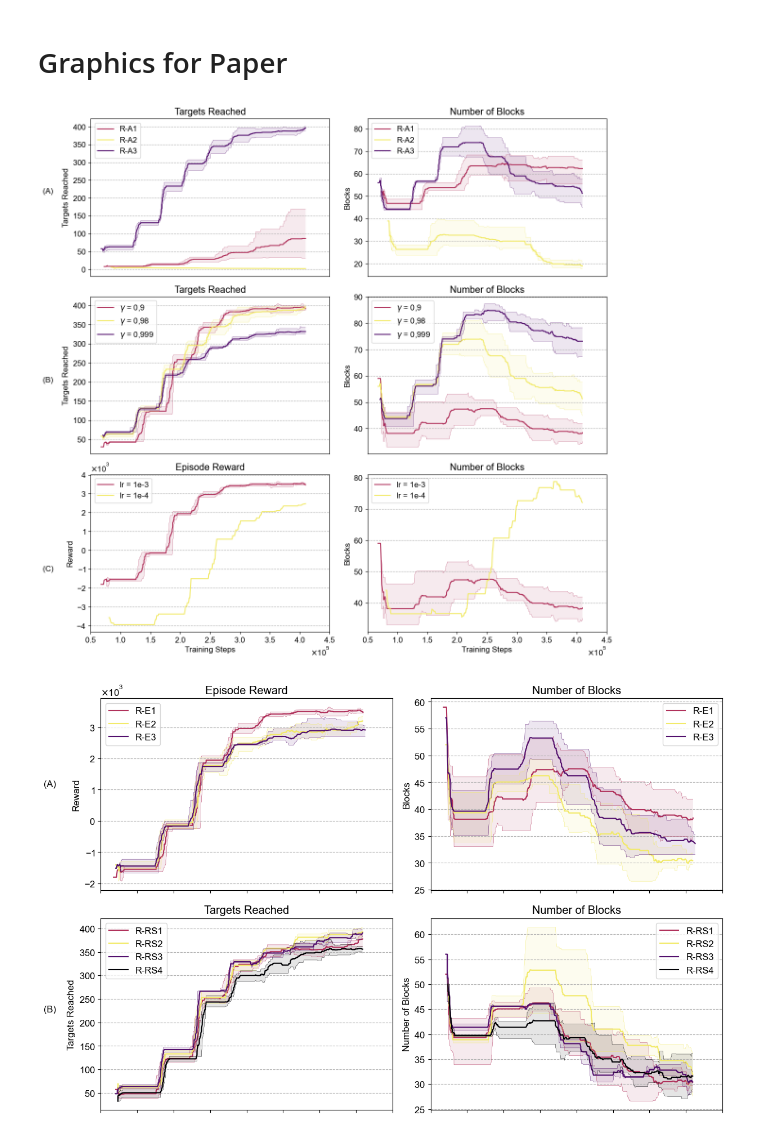
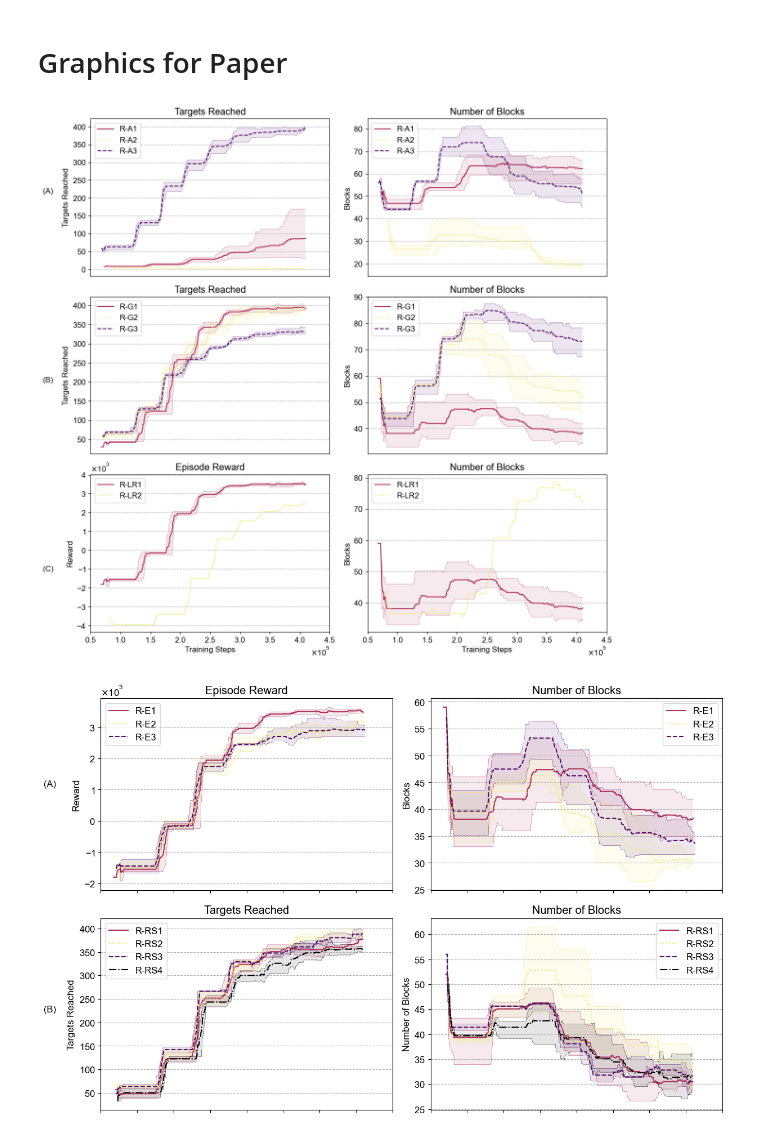
Before and after one commit to tobihoernchen/thesis, a Jupyter notebook: exploration/MiniMatrix/evaluation.ipynb, the cells around one changed output. Cells and saved outputs as stored; diff of their text form; code cells hidden in the pictures.

Commit message:
images for paper

```diff
--- a/exploration/MiniMatrix/evaluation.ipynb
+++ b/exploration/MiniMatrix/evaluation.ipynb
@@ -699,6 +699,8 @@ fig.tight_layout()
 fig.savefig("../../../Schreiben/Bilder/Together_03.svg", dpi=600)
 # %% [markdown]
 # Graphics for Paper
+# %%
+formats  = ["-", ":", "--", "-."]
 # %%
 path = "../../logs/matrix_routing/"
 tags = ['ray/tune/episode_reward_mean', "ray/tune/custom_metrics/block_mean", "ray/tune/custom_metrics/targetReached_mean", "ray/tune/custom_metrics/taken_invalid_mean"]
@@ -713,32 +715,32 @@ results_4 = mean_min_max(import_data(path, "03_lr_1e-4", tags))
 # %%
 fig, axs = plt.subplots(3,2, figsize = (12,12))
 axs[0,0].set_title("Targets Reached")
-plot([results_lin[tags[2]], results_attn[tags[2]], results_gnn[tags[2]]], ["R-A1", "R-A2", "R-A3"], "Training Steps", "Targets Reached", axs[0,0], reduce_ticks = True)
+plot([results_lin[tags[2]], results_attn[tags[2]], results_gnn[tags[2]]], ["R-A1", "R-A2", "R-A3"], "Training Steps", "Targets Reached", axs[0,0], reduce_ticks = True, with_formats = formats)
 axs[0,0].set_xlabel(None)
 axs[0,0].tick_params("x", labelbottom = False, bottom=False)
 axs[0,1].set_title("Number of Blocks")
-plot([results_lin[tags[1]], results_attn[tags[1]], results_gnn[tags[1]]], ["R-A1", "R-A2", "R-A3"], "Training Steps", "Blocks", axs[0,1], reduce_ticks = True)
+plot([results_lin[tags[1]], results_attn[tags[1]], results_gnn[tags[1]]], ["R-A1", "R-A2", "R-A3"], "Training Steps", "Blocks", axs[0,1], reduce_ticks = True, with_formats = formats)
 axs[0,1].set_xlabel(None)
 axs[0,1].tick_params("x", labelbottom = False, bottom=False)
 axs[1,0].set_title("Targets Reached")
-plot([results_9[tags[2]], results_98[tags[2]], results_999[tags[2]]], ["$\gamma$ = 0,9", "$\gamma$ = 0,98", "$\gamma$ = 0,999"], "Training Steps", "Targets Reached", axs[1,0], reduce_ticks = True)
+plot([results_9[tags[2]], results_98[tags[2]], results_999[tags[2]]], ["R-G1", "R-G2", "R-G3"], "Training Steps", "Targets Reached", axs[1,0], reduce_ticks = True, with_formats = formats)
 axs[1,0].set_xlabel(None)
 axs[1,0].tick_params("x", labelbottom = False, bottom=False)
 axs[1,1].set_title("Number of Blocks")
-plot([results_9[tags[1]], results_98[tags[1]], results_999[tags[1]]], ["$\gamma$ = 0,9", "$\gamma$ = 0,98", "$\gamma$ = 0,999"], "Training Steps", "Blocks", axs[1,1], reduce_ticks = True)
+plot([results_9[tags[1]], results_98[tags[1]], results_999[tags[1]]], ["R-G1", "R-G2", "R-G3"], "Training Steps", "Blocks", axs[1,1], reduce_ticks = True, with_formats = formats)
 axs[1,1].set_xlabel(None)
 axs[1,1].tick_params("x", labelbottom = False, bottom=False)
 axs[2,0].set_title("Episode Reward")
-plot([results_3[tags[0]], results_4[tags[0]]],  ["lr = 1e-3", "lr = 1e-4"], "Training Steps", "Reward", axs[2,0], reduce_ticks = True)
+plot([results_3[tags[0]], results_4[tags[0]]],  ["R-LR1", "R-LR2"], "Training Steps", "Reward", axs[2,0], reduce_ticks = True, with_formats = formats)
 axs[2,1].set_title("Number of Blocks")
-plot([results_3[tags[1]], results_4[tags[1]]],  ["lr = 1e-3", "lr = 1e-4"], "Training Steps", "Blocks", axs[2,1], reduce_ticks = True)
+plot([results_3[tags[1]], results_4[tags[1]]],  ["R-LR1", "R-LR2"], "Training Steps", "Blocks", axs[2,1], reduce_ticks = True, with_formats = formats)
 fig.text(-0.02,5/6,"(A)")
 fig.text(-0.02,3/6,"(B)")
 fig.text(-0.02,1/6,"(C)")
 
 fig.tight_layout()
 # %% [output]
-[figure, old version]
+[figure, new version]
 # %%
 fig.savefig("../../../Schreiben/Bilder/Paper_01.svg", dpi=600)
 # %%
@@ -762,21 +764,21 @@ results_block_2 = mean_min_max(import_data(path, "06_rew_blck_", tags))
 fig, axs = plt.subplots(2,2, figsize = (12,8))
 
 axs[0,0].set_title("Episode Reward")
-plot([results_none_1[tags[0]], results_block_1[tags[0]], results_target_1[tags[0]]], ["R-E1", "R-E2", "R-E3"], "Training Steps", "Reward", axs[0,0], reduce_ticks = True)
+plot([results_none_1[tags[0]], results_block_1[tags[0]], results_target_1[tags[0]]], ["R-E1", "R-E2", "R-E3"], "Training Steps", "Reward", axs[0,0], reduce_ticks = True, with_formats = formats)
 axs[0,0].set_xlabel(None)
 axs[0,0].tick_params("x", labelbottom = False)
 axs[0,1].set_title("Number of Blocks")
-plot([results_none_1[tags[1]], results_block_1[tags[1]], results_target_1[tags[1]]], ["R-E1", "R-E2", "R-E3"], "Training Steps", "Blocks", axs[0,1], reduce_ticks = True)
+plot([results_none_1[tags[1]], results_block_1[tags[1]], results_target_1[tags[1]]], ["R-E1", "R-E2", "R-E3"], "Training Steps", "Blocks", axs[0,1], reduce_ticks = True, with_formats = formats)
 axs[0,1].set_xlabel(None)
 axs[0,1].tick_params("x", labelbottom = False)
 
 
 axs[1,0].set_title("Targets Reached")
-plot([results_none_2[tags[2]], results_dir_2[tags[2]], results_dist_2[tags[2]], results_block_2[tags[2]]], ["R-RS1", "R-RS2", "R-RS3", "R-RS4"], "Training Steps", "Targets Reached", axs[1,0], reduce_ticks = True)
+plot([results_none_2[tags[2]], results_dir_2[tags[2]], results_dist_2[tags[2]], results_block_2[tags[2]]], ["R-RS1", "R-RS2", "R-RS3", "R-RS4"], "Training Steps", "Targets Reached", axs[1,0], reduce_ticks = True, with_formats = formats)
 axs[1,0].set_xlabel(None)
 axs[1,0].tick_params("x", labelbottom = False)
 axs[1,1].set_title("Number of Blocks")
-plot([results_none_2[tags[1]], results_dir_2[tags[1]], results_dist_2[tags[1]], results_block_2[tags[1]]], ["R-RS1", "R-RS2", "R-RS3", "R-RS4"], "Training Steps", "Number of Blocks", axs[1,1], reduce_ticks = True)
+plot([results_none_2[tags[1]], results_dir_2[tags[1]], results_dist_2[tags[1]], results_block_2[tags[1]]], ["R-RS1", "R-RS2", "R-RS3", "R-RS4"], "Training Steps", "Number of Blocks", axs[1,1], reduce_ticks = True, with_formats = formats)
 axs[1,1].set_xlabel(None)
 axs[1,1].tick_params("x", labelbottom = False)
 
@@ -789,7 +791,7 @@ fig.text(-0.02,1/4,"(B)")
 # fig.text(-0.02,1/6,"(C)")
 fig.tight_layout()
 # %% [output]
-[figure, old version]
+[figure, new version]
 # %%
 fig.savefig("../../../Schreiben/Bilder/Paper_02.svg", dpi=600)
 # %%
```
Also changed, not shown: parts of 1 cell of this notebook.
